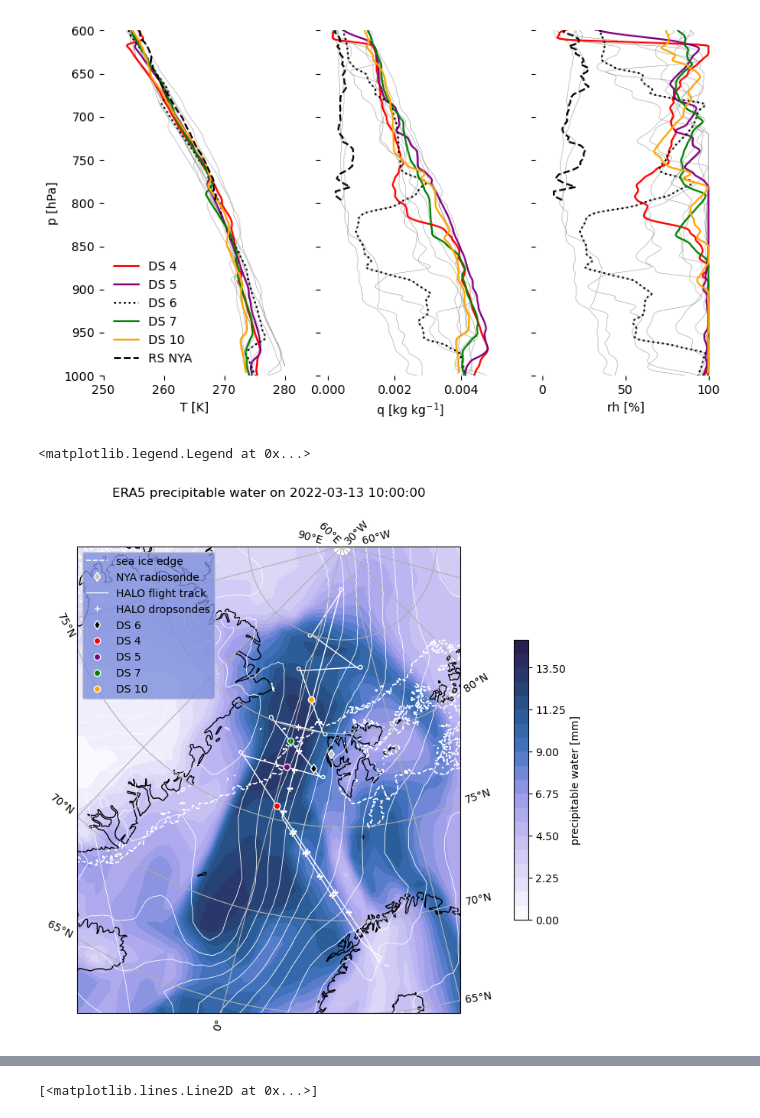
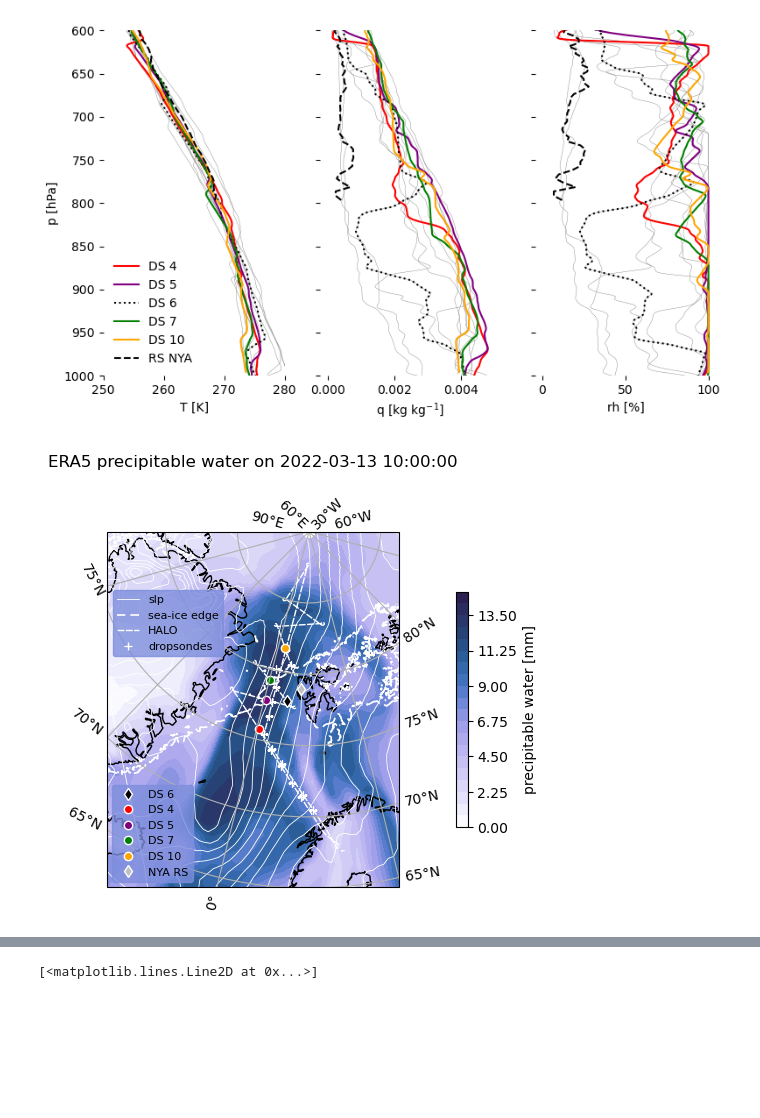
Before and after one commit to fepit/haloac3_moistintrusion, a Jupyter notebook: hac3_paper.ipynb, the cells around one changed output, grey strips where cells are left out. Drawn from its saved outputs; the diff is of its cells as text; code cells hidden in the pictures; blank space fills up the shorter version.

Commit message:
improved composite plot, wider cross section

```diff
--- a/hac3_paper.ipynb
+++ b/hac3_paper.ipynb
@@ -313,7 +315,7 @@ plt.savefig('/Users/fpithan/Documents/haloac3_paper/hac3_dsprofiles_f1.pdf')
 #plot dropsonde locations and flight track over map of ERA5 precipitable water
 #define Figure
 w,h=plt.figaspect(1)
-fig=plt.figure(figsize=(1.5*w,1.5*h),constrained_layout=True)
+fig=plt.figure(figsize=(w,h),constrained_layout=True)
 
 handles=[]
 
@@ -329,47 +331,52 @@ cm=ax.contourf(f_tcwv.lon,f_tcwv.lat,f_tcwv.var137.sel(time=stime,method='neares
 
 cmp=ax.contour(fm_psl.lon,fm_psl.lat,fm_psl.var151.sel(time=stime,method='nearest'),transform=ccrs.PlateCarree(),levels=np.linspace(96000,104000,33),colors='white',linewidths=0.6)
 
+pressure_handle = Line2D([0], [0], color='white',linewidth=0.6,label='slp')
+handles.append(pressure_handle)
+
 #plot sea ice contour(s)
-cmi=ax.contour(fi3.x,fi3.y,fi3.z,transform=ccrs.Stereographic(central_latitude=90.0, central_longitude=-45.0, false_easting=0.0, false_northing=0.0, true_scale_latitude=70, globe=None),levels=np.asarray([80]),colors='white',linestyles='dashed',linewidths=1.2)
+cmi=ax.contour(fi3.x,fi3.y,fi3.z,transform=ccrs.Stereographic(central_latitude=90.0, central_longitude=-45.0, false_easting=0.0, false_northing=0.0, true_scale_latitude=70, globe=None),levels=np.asarray([80]),colors='white',linestyles=[(5,(10,3))],linewidths=1.2)
 
-sea_ice_handle = Line2D([0], [0], color='white',linestyle='dashed',linewidth=1.2,label='sea ice edge')
+sea_ice_handle = Line2D([0], [0], color='white',linestyle=(5,(10, 3)),linewidth=1.2,label='sea-ice edge')
 handles.append(sea_ice_handle)
 
-#plot NYA location
-nya_lon=11.922222
-nya_lat=78.925
-h,=ax.plot(nya_lon,nya_lat,color='silver',marker='d',ls='None',transform=ccrs.PlateCarree(),markeredgecolor='white',label='NYA radiosonde')
-handles.append(h)
 
 # plot HALO flight track
-h,=ax.plot(mt1[:,1],mt1[:,0],color='white',linewidth=1,transform=ccrs.PlateCarree(),label='HALO flight track')
+h,=ax.plot(mt1[:,1],mt1[:,0],color='white',linewidth=1,linestyle=(0,(5,1)),transform=ccrs.PlateCarree(),label='HALO')
 handles.append(h)
 #ax.plot(lon_section,lat_section,color='white',linewidth=2,transform=ccrs.PlateCarree())
 
 
 #plot dropsonde locations
-h,=ax.plot(f_ds03.reference_lon,f_ds03.reference_lat,'+',ls='None',transform=ccrs.PlateCarree(),color='white',label='HALO dropsondes')
+h,=ax.plot(f_ds03.reference_lon,f_ds03.reference_lat,'+',ls='None',transform=ccrs.PlateCarree(),color='white',label='dropsondes')
 handles.append(h)
 h,=ax.plot(f_ds03.reference_lon[6],f_ds03.reference_lat[6],color=sound_col[6],marker='d',ls='None',transform=ccrs.PlateCarree(),markeredgecolor='white',label='DS 6')
 handles.append(h)
 
 
 for ns in [4,5,7,10]:
     h,=ax.plot(f_ds03.reference_lon[ns],f_ds03.reference_lat[ns],color=sound_col[ns],marker='o',ls='None',transform=ccrs.PlateCarree(),markeredgecolor='white',label='DS '+str(ns))
     handles.append(h)
 
 cbar=plt.colorbar(cm,ax=ax,pad=0.05,shrink=0.6)
 
+#plot NYA location
+nya_lon=11.922222
+nya_lat=78.925
+h,=ax.plot(nya_lon,nya_lat,color='silver',marker='d',ls='None',transform=ccrs.PlateCarree(),markeredgecolor='white',label='NYA RS')
+handles.append(h)
+
 
 #plot settings
 cbar.set_label('precipitable water [mm]')
 ax.set_extent([-20, 30, 65, 90], crs=ccrs.PlateCarree())
 ax.set_title('ERA5 precipitable water on '+stime,pad=20)
 ax.coastlines()
 
-plt.legend(handles=handles,loc='upper left',frameon=True,facecolor=cmcr.devon_r(0.5),framealpha=0.8)
+l1=plt.legend(handles=handles[0:4],loc=[0.02,0.65],frameon=True,edgecolor=cmcr.devon_r(0.5),facecolor=cmcr.devon_r(0.5),framealpha=0.8,fontsize=8)
+plt.legend(handles=handles[4:],loc='lower left',frameon=True,edgecolor=cmcr.devon_r(0.5),facecolor=cmcr.devon_r(0.5),framealpha=0.8,fontsize=8)
 
-#plt.savefig('/Users/fpithan/Documents/haloac3_paper/hac3_sondes_pw_220313_12_f2.pdf')
+ax.add_artist(l1)
+plt.savefig('/Users/fpithan/Documents/haloac3_paper/hac3_sondes_pw_220313_12_f2.pdf')
 # %% [output]
-<matplotlib.legend.Legend at 0x...>
-[figure, old version]
+[figure, new version]
```
Also changed, not shown: parts of 11 cells of this notebook.
